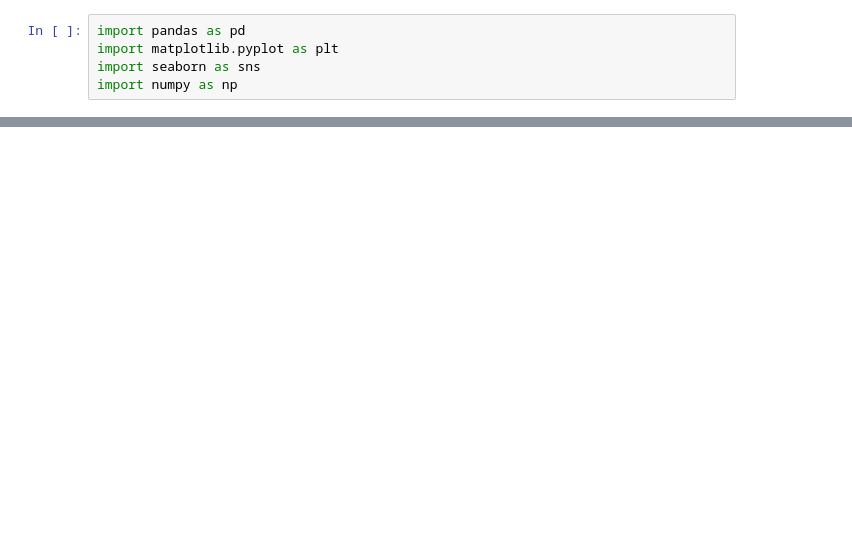
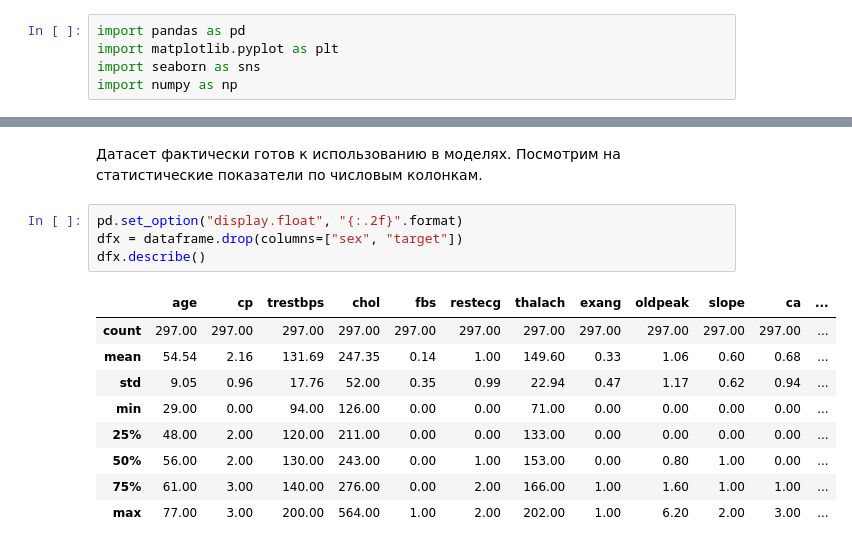
Before and after one commit to made-ml-in-prod-2022/ppv, a Jupyter notebook: notebooks/heart_cleveland_upload_EDA.ipynb, the cells around one changed output, grey strips where cells are left out. Cells and saved outputs as stored; diff of their text form; blank space fills up the shorter version.

```diff
--- a/notebooks/heart_cleveland_upload_EDA.ipynb
+++ b/notebooks/heart_cleveland_upload_EDA.ipynb
@@ -5,0 +55,16 @@ import numpy as np
+# %% [markdown]
+Датасет фактически готов к использованию в моделях. Посмотрим на статистические показатели по числовым колонкам.
+# %%
+pd.set_option("display.float", "{:.2f}".format)
+dfx = dataframe.drop(columns=["sex", "target"])
+dfx.describe()
+# %% [output]
+|  | age | cp | trestbps | chol | fbs | restecg | thalach | exang | oldpeak | slope | ca | ... |
+| count | 297.00 | 297.00 | 297.00 | 297.00 | 297.00 | 297.00 | 297.00 | 297.00 | 297.00 | 297.00 | 297.00 | ... |
+| mean | 54.54 | 2.16 | 131.69 | 247.35 | 0.14 | 1.00 | 149.60 | 0.33 | 1.06 | 0.60 | 0.68 | ... |
+| std | 9.05 | 0.96 | 17.76 | 52.00 | 0.35 | 0.99 | 22.94 | 0.47 | 1.17 | 0.62 | 0.94 | ... |
+| min | 29.00 | 0.00 | 94.00 | 126.00 | 0.00 | 0.00 | 71.00 | 0.00 | 0.00 | 0.00 | 0.00 | ... |
+| 25% | 48.00 | 2.00 | 120.00 | 211.00 | 0.00 | 0.00 | 133.00 | 0.00 | 0.00 | 0.00 | 0.00 | ... |
+| 50% | 56.00 | 2.00 | 130.00 | 243.00 | 0.00 | 1.00 | 153.00 | 0.00 | 0.80 | 1.00 | 0.00 | ... |
+| 75% | 61.00 | 3.00 | 140.00 | 276.00 | 0.00 | 2.00 | 166.00 | 1.00 | 1.60 | 1.00 | 1.00 | ... |
+| max | 77.00 | 3.00 | 200.00 | 564.00 | 1.00 | 2.00 | 202.00 | 1.00 | 6.20 | 2.00 | 3.00 | ... |
```
Also changed, not shown: parts of 13 cells of this notebook.
